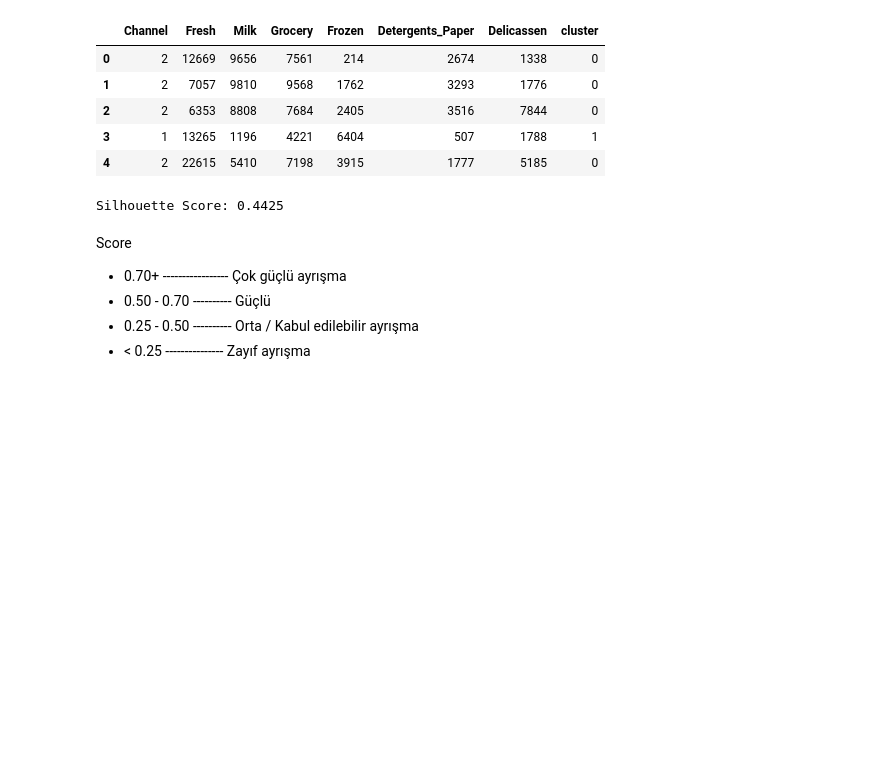
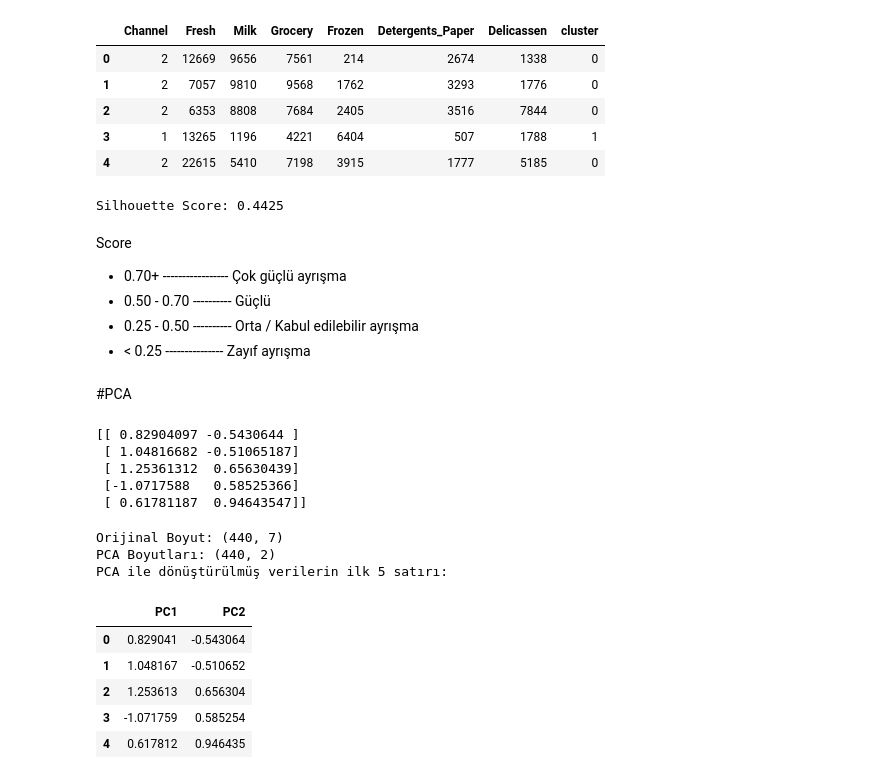
Before and after one commit to besturkmen/AcademiQ_Data_Science, a Jupyter notebook: AcademiQ_Data_Science_06.ipynb, the cells around one changed output. Drawn from its saved outputs; the diff is of its cells as text; code cells hidden in the pictures; blank space fills up the shorter version.

```diff
--- a/AcademiQ_Data_Science_06.ipynb
+++ b/AcademiQ_Data_Science_06.ipynb
@@ -129,3 +131,31 @@ Score
 - 0.50 - 0.70  ---------- Güçlü
 - 0.25 - 0.50  ---------- Orta / Kabul edilebilir ayrışma
 - < 0.25  --------------- Zayıf ayrışma
+# %% [markdown]
+#PCA
+# %%
+pca = PCA(n_components=2, random_state=42)
+X_pca= pca.fit_transform(X_scaled)
+
+print(X_pca[:5])
+# %% [output]
+[[ 0.82904097 -0.5430644 ]
+ [ 1.04816682 -0.51065187]
+ [ 1.25361312  0.65630439]
+ [-1.0717588   0.58525366]
+ [ 0.61781187  0.94643547]]
+# %%
+print("Orijinal Boyut:", X_scaled.shape)
+print("PCA Boyutları:", X_pca.shape)
+print("PCA ile dönüştürülmüş verilerin ilk 5 satırı:")
+display(pd.DataFrame(X_pca[:5], columns=["PC1", "PC2"]))
+# %% [output]
+Orijinal Boyut: (440, 7)
+PCA Boyutları: (440, 2)
+PCA ile dönüştürülmüş verilerin ilk 5 satırı:
+|  | PC1 | PC2 |
+| 0 | 0.829041 | -0.543064 |
+| 1 | 1.048167 | -0.510652 |
+| 2 | 1.253613 | 0.656304 |
+| 3 | -1.071759 | 0.585254 |
+| 4 | 0.617812 | 0.946435 |
```
Also changed, not shown: parts of 6 cells of this notebook.
